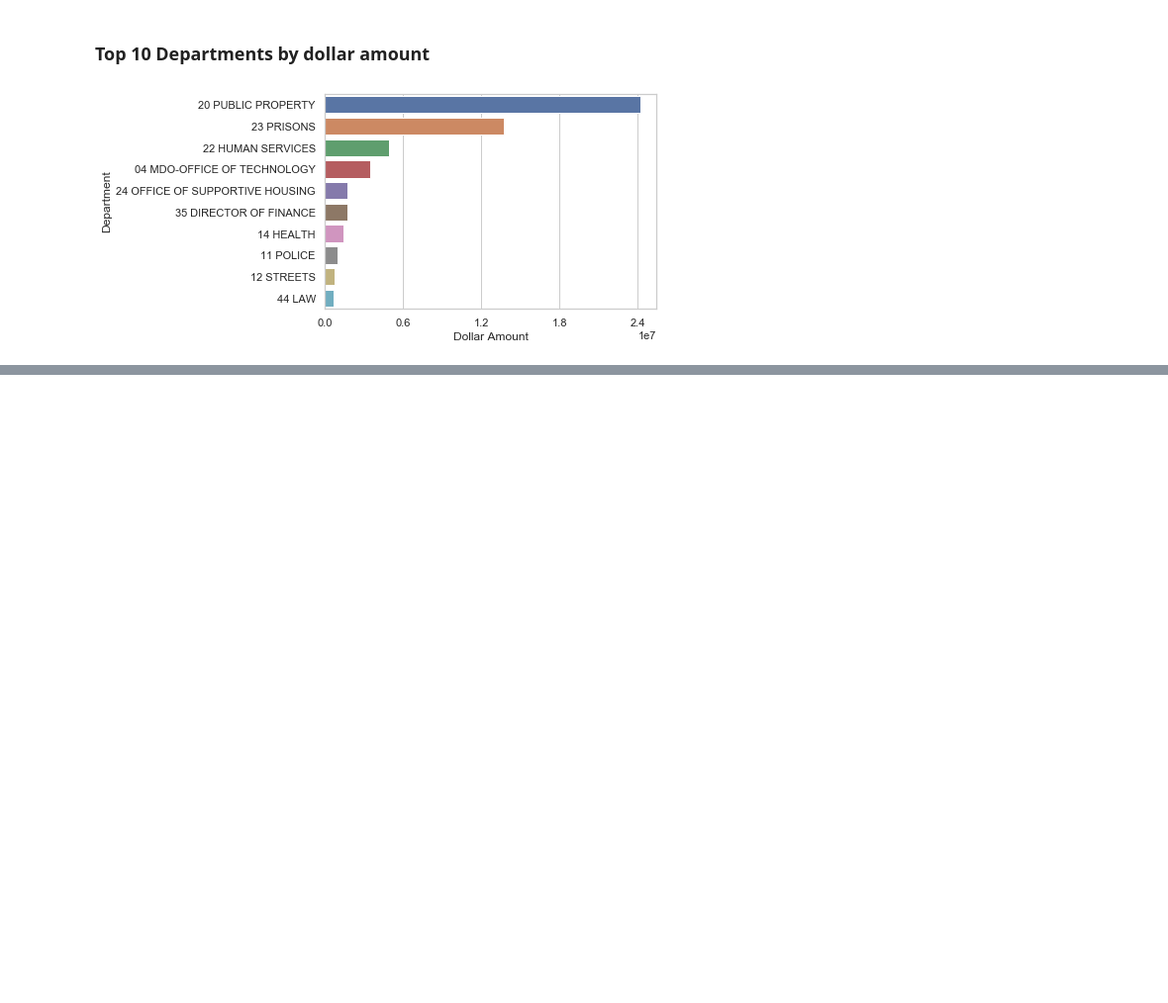
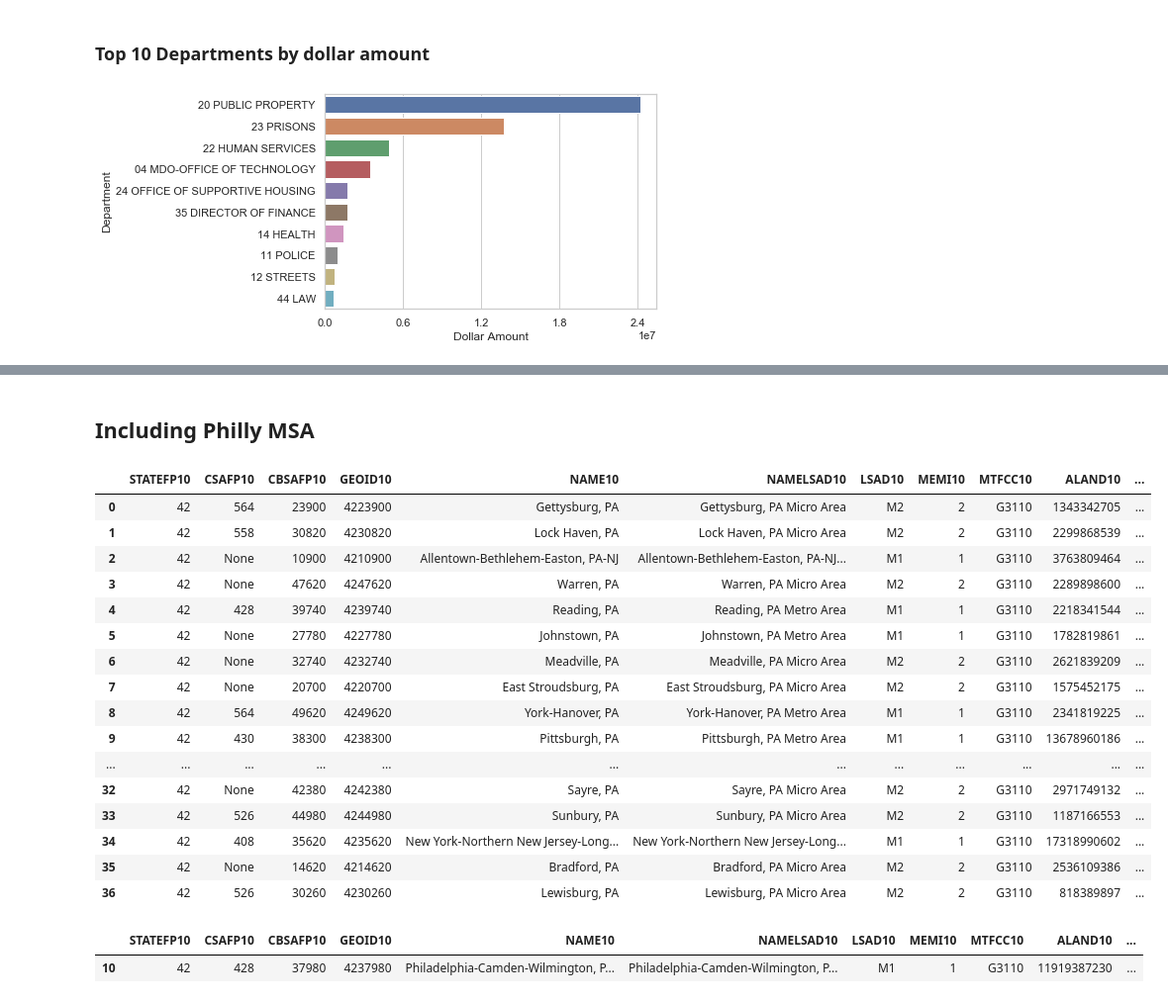
Before and after one commit to BinnyDaBin/MWDSBE, a Jupyter notebook: mwdsbe/general_funds_nhoods_analysis.ipynb, the cells around one changed output, grey strips where cells are left out. Shown at 99% size. Drawn from its saved outputs; the diff is of its cells as text; code cells hidden in the pictures; blank space fills up the shorter version.

```diff
--- a/mwdsbe/general_funds_nhoods_analysis.ipynb
+++ b/mwdsbe/general_funds_nhoods_analysis.ipynb
@@ -402,0 +454,2 @@ plt.show()
+# %% [markdown]
+## Including Philly MSA
@@ -402,0 +458,20 @@ plt.show()
+# %%
+msa
+# %% [output]
+|  | STATEFP10 | CSAFP10 | CBSAFP10 | GEOID10 | NAME10 | NAMELSAD10 | LSAD10 | MEMI10 | MTFCC10 | ALAND10 | ... |
+| 0 | 42 | 564 | 23900 | 4223900 | Gettysburg, PA | Gettysburg, PA Micro Area | M2 | 2 | G3110 | 1343342705 | ... |
+| 1 | 42 | 558 | 30820 | 4230820 | Lock Haven, PA | Lock Haven, PA Micro Area | M2 | 2 | G3110 | 2299868539 | ... |
+| 2 | 42 | None | 10900 | 4210900 | Allentown-Bethlehem-Easton, PA-NJ | Allentown-Bethlehem-Easton, PA-NJ... | M1 | 1 | G3110 | 3763809464 | ... |
+| 3 | 42 | None | 47620 | 4247620 | Warren, PA | Warren, PA Micro Area | M2 | 2 | G3110 | 2289898600 | ... |
+| 4 | 42 | 428 | 39740 | 4239740 | Reading, PA | Reading, PA Metro Area | M1 | 1 | G3110 | 2218341544 | ... |
+| 5 | 42 | None | 27780 | 4227780 | Johnstown, PA | Johnstown, PA Metro Area | M1 | 1 | G3110 | 1782819861 | ... |
+| 6 | 42 | None | 32740 | 4232740 | Meadville, PA | Meadville, PA Micro Area | M2 | 2 | G3110 | 2621839209 | ... |
+| 7 | 42 | None | 20700 | 4220700 | East Stroudsburg, PA | East Stroudsburg, PA Micro Area | M2 | 2 | G3110 | 1575452175 | ... |
+| 8 | 42 | 564 | 49620 | 4249620 | York-Hanover, PA | York-Hanover, PA Metro Area | M1 | 1 | G3110 | 2341819225 | ... |
+| 9 | 42 | 430 | 38300 | 4238300 | Pittsburgh, PA | Pittsburgh, PA Metro Area | M1 | 1 | G3110 | 13678960186 | ... |
+| ... | ... | ... | ... | ... | ... | ... | ... | ... | ... | ... | ... |
+| 32 | 42 | None | 42380 | 4242380 | Sayre, PA | Sayre, PA Micro Area | M2 | 2 | G3110 | 2971749132 | ... |
+| 33 | 42 | 526 | 44980 | 4244980 | Sunbury, PA | Sunbury, PA Micro Area | M2 | 2 | G3110 | 1187166553 | ... |
+| 34 | 42 | 408 | 35620 | 4235620 | New York-Northern New Jersey-Long... | New York-Northern New Jersey-Long... | M1 | 1 | G3110 | 17318990602 | ... |
+| 35 | 42 | None | 14620 | 4214620 | Bradford, PA | Bradford, PA Micro Area | M2 | 2 | G3110 | 2536109386 | ... |
+| 36 | 42 | 526 | 30260 | 4230260 | Lewisburg, PA | Lewisburg, PA Micro Area | M2 | 2 | G3110 | 818389897 | ... |
@@ -402,0 +482,5 @@ plt.show()
+# %%
+philly_msa
+# %% [output]
+|  | STATEFP10 | CSAFP10 | CBSAFP10 | GEOID10 | NAME10 | NAMELSAD10 | LSAD10 | MEMI10 | MTFCC10 | ALAND10 | ... |
+| 10 | 42 | 428 | 37980 | 4237980 | Philadelphia-Camden-Wilmington, P... | Philadelphia-Camden-Wilmington, P... | M1 | 1 | G3110 | 11919387230 | ... |
```
Also changed, not shown: parts of 16 cells of this notebook, 13 other files.
